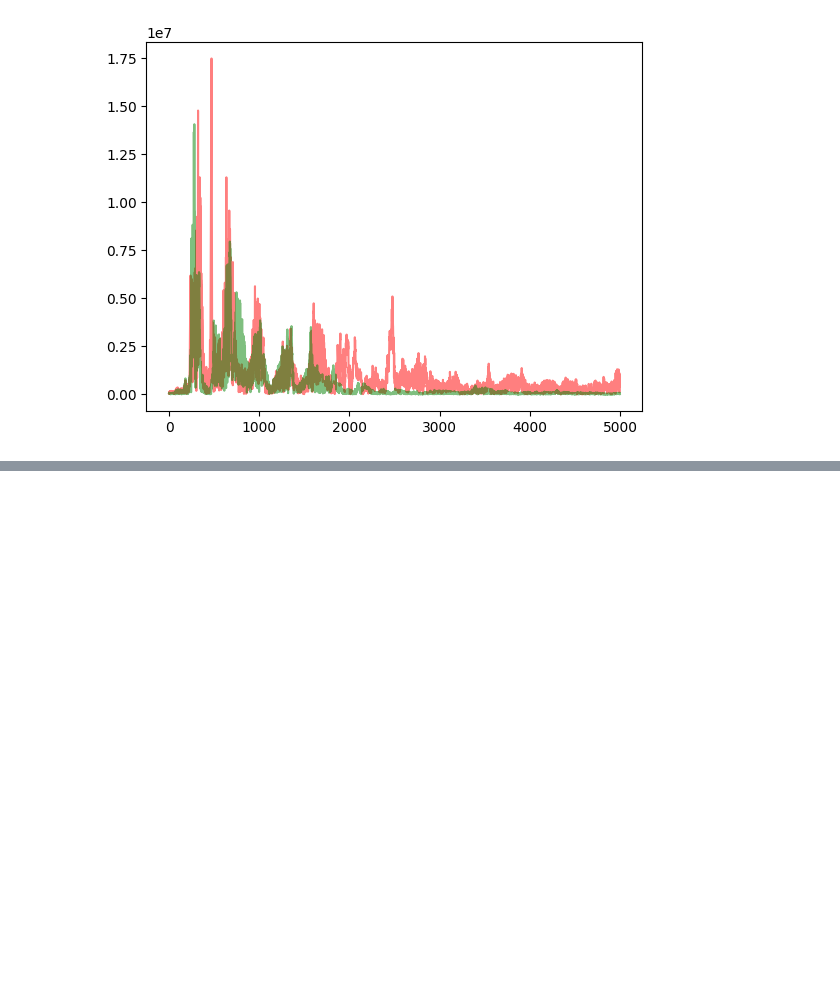
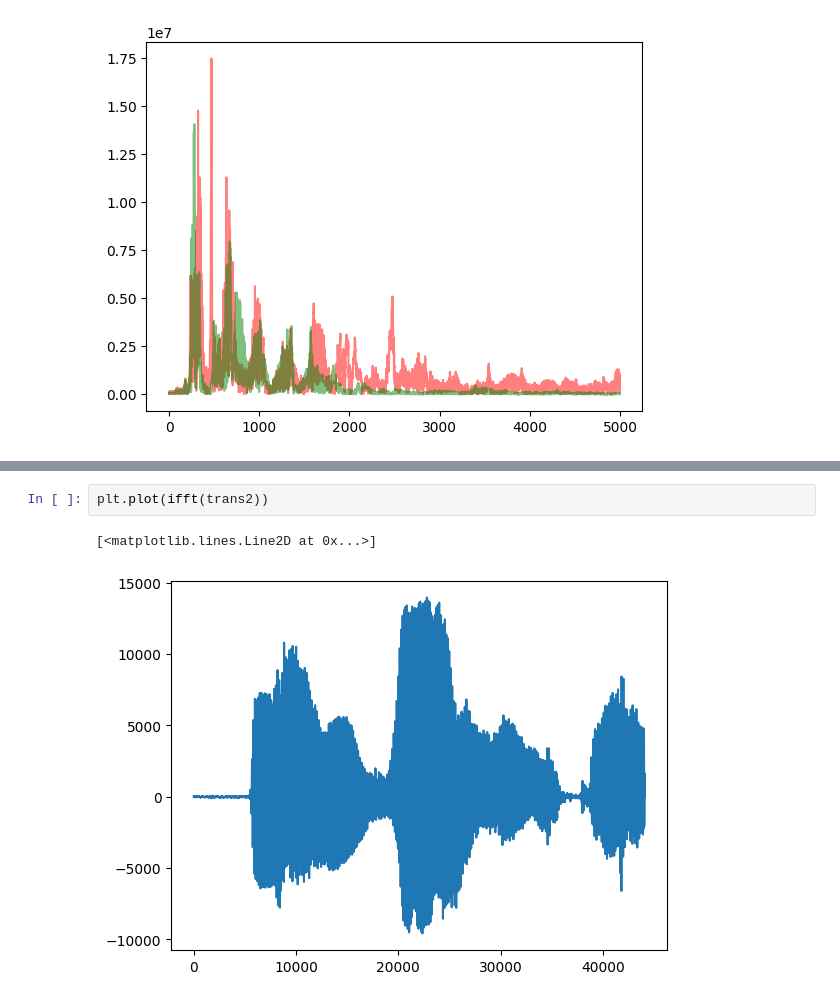
Before and after one commit to Tuzi06/NLP-demo, a Jupyter notebook: exp2.ipynb, the cells around one changed output, grey strips where cells are left out. Drawn from its saved outputs; the diff is of its cells as text; blank space fills up the shorter version.

```diff
--- a/exp2.ipynb
+++ b/exp2.ipynb
@@ -42,0 +48,5 @@ write('./data/res/audio6.wav',samplerate,ifft(mix).astype(source.dtype))
+# %%
+plt.plot(ifft(trans2))
+# %% [output]
+[<matplotlib.lines.Line2D at 0x...>]
+[figure, added]
```
Also changed, not shown: parts of 1 cell of this notebook, 2 other files.
